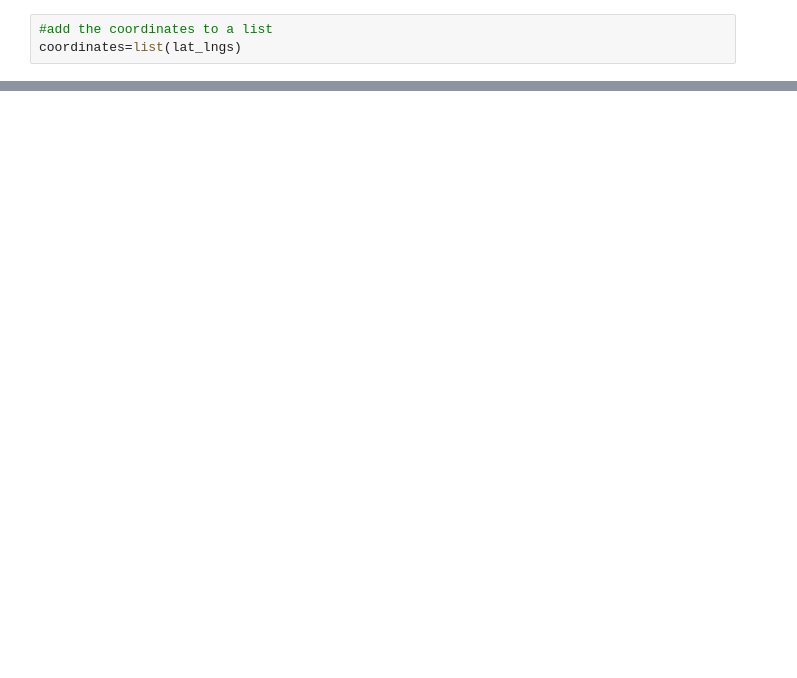
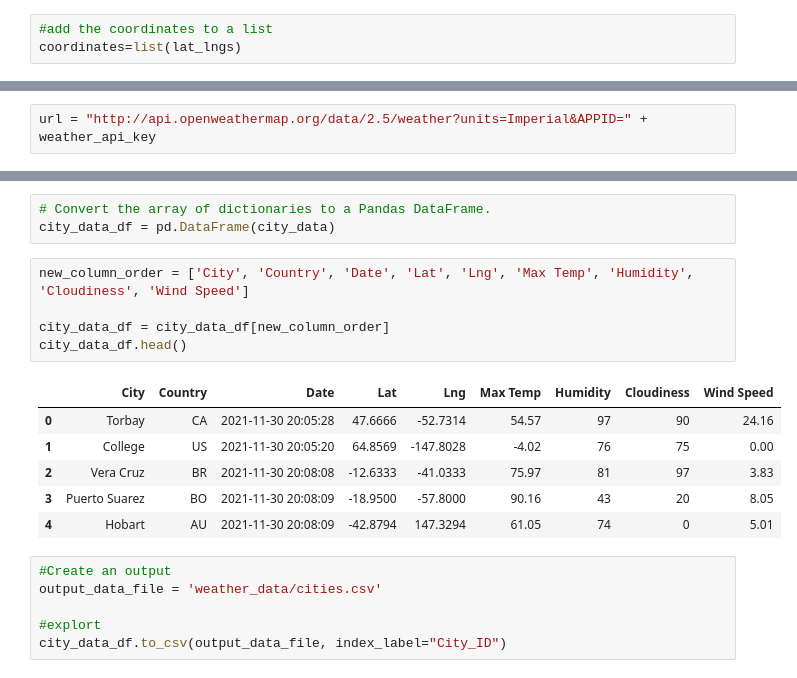
Before and after one commit to julianadvds/World_Weather_Analysis, a Jupyter notebook: weatherpy.ipynb, the cells around one changed output, grey strips where cells are left out. Drawn from its saved outputs; the diff is of its cells as text; blank space fills up the shorter version.

Commit message:
created cities, changed git ignore

```diff
--- a/weatherpy.ipynb
+++ b/weatherpy.ipynb
@@ -35,0 +44,2 @@ len(cities)
+# %%
+url = "http://api.openweathermap.org/data/2.5/weather?units=Imperial&APPID=" + weather_api_key
@@ -35,0 +130,21 @@ len(cities)
+# %%
+# Convert the array of dictionaries to a Pandas DataFrame.
+city_data_df = pd.DataFrame(city_data)
+# %%
+new_column_order = ['City', 'Country', 'Date', 'Lat', 'Lng', 'Max Temp', 'Humidity', 'Cloudiness', 'Wind Speed']
+
+city_data_df = city_data_df[new_column_order]
+city_data_df.head()
+# %% [output]
+|  | City | Country | Date | Lat | Lng | Max Temp | Humidity | Cloudiness | Wind Speed |
+| 0 | Torbay | CA | 2021-11-30 20:05:28 | 47.6666 | -52.7314 | 54.57 | 97 | 90 | 24.16 |
+| 1 | College | US | 2021-11-30 20:05:20 | 64.8569 | -147.8028 | -4.02 | 76 | 75 | 0.00 |
+| 2 | Vera Cruz | BR | 2021-11-30 20:08:08 | -12.6333 | -41.0333 | 75.97 | 81 | 97 | 3.83 |
+| 3 | Puerto Suarez | BO | 2021-11-30 20:08:09 | -18.9500 | -57.8000 | 90.16 | 43 | 20 | 8.05 |
+| 4 | Hobart | AU | 2021-11-30 20:08:09 | -42.8794 | 147.3294 | 61.05 | 74 | 0 | 5.01 |
+# %%
+#Create an output
+output_data_file = 'weather_data/cities.csv'
+
+#explort
+city_data_df.to_csv(output_data_file, index_label="City_ID")
```
Also changed, not shown: parts of 6 cells of this notebook, 3 other files.
